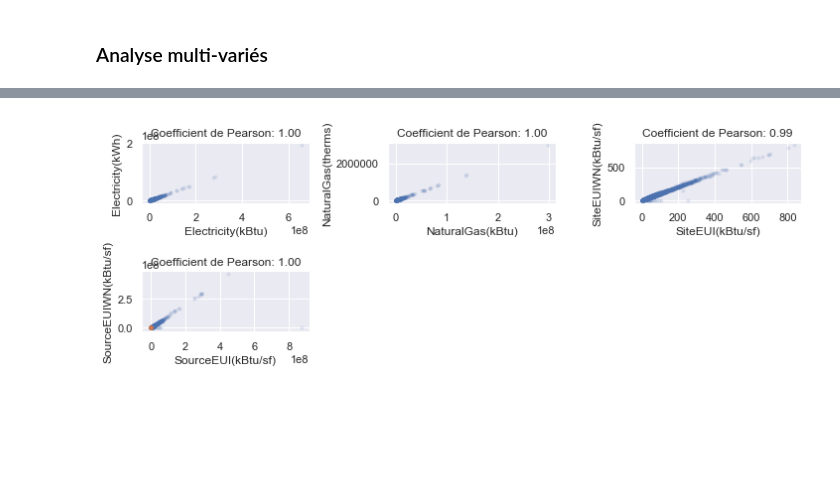
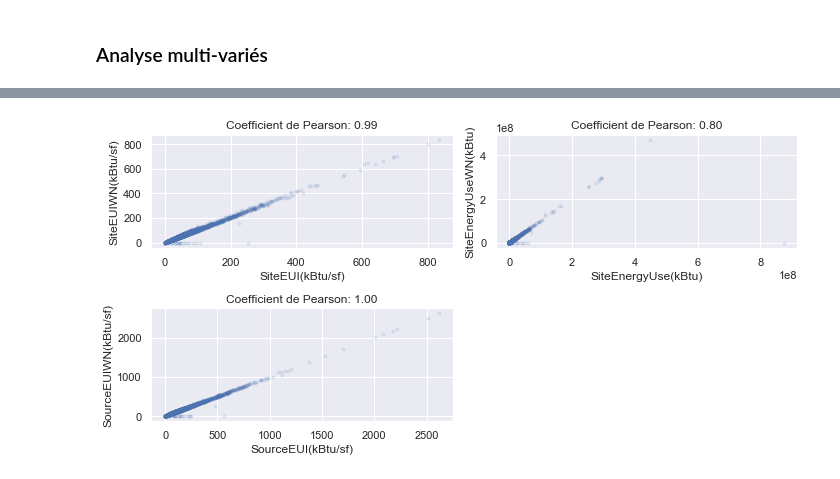
Before and after one commit to Julien-Martin/OC-IML-P3, a Jupyter notebook: Data Cleaning.ipynb, the cells around one changed output, grey strips where cells are left out. Drawn from its saved outputs; the diff is of its cells as text; code cells hidden in the pictures; blank space fills up the shorter version.

```diff
--- a/Data Cleaning.ipynb
+++ b/Data Cleaning.ipynb
@@ -381,8 +352,7 @@ array(['DOWNTOWN', 'SOUTHEAST', 'NORTHEAST', 'EAST', 'CENTRAL', 'NORTH',
 types_columns = ["LargestPropertyUseType", "SecondLargestPropertyUseType", "ThirdLargestPropertyUseType"]
 property_types = pd.concat([data['LargestPropertyUseType'], data['SecondLargestPropertyUseType'], data['ThirdLargestPropertyUseType']]).dropna().unique()
 for ptype in property_types:
-    data['PType_'+ptype] = 0.0
-    data['PType_'+ptype].astype(float)
+    data['PType_'+ptype] = 0
 data[data.columns[pd.Series(data.columns).str.startswith('PType_')]]
 # %% [output]
 |  | PType_Hotel | PType_Police Station | PType_Other - Entertainment/Publi... | PType_Multifamily Housing | PType_Library | ... |
@@ -442,0 +415,4 @@ data[['OSEBuildingID', 'PType_Hotel']][data['PType_Hotel'] != 0]
+# %%
+for column in data.columns:
+    if not column.startswith('PType_'):
+        print(column)
@@ -442,0 +461,10 @@ data[['OSEBuildingID', 'PType_Hotel']][data['PType_Hotel'] != 0]
+# %%
+for column in energy_columns:
+    for index in data[column].index:
+        value = data.at[index, column]
+        if value != 0 and pd.notna(value) and value != 1:
+            columnName = column.replace('(kBtu)', '')
+            columnName = columnName.replace('(kWh)', '')
+            columnName = columnName.replace('(therms)', '')
+            data.at[index, "EGrid_" + columnName] = 1
+data = data.drop(energy_columns, axis=1)
@@ -459,12 +496,0 @@ data
-# %%
-from sklearn.preprocessing import LabelEncoder
-
-# BuildingType
-le_bt = LabelEncoder()
-le_bt.fit(data["BuildingType"])
-data["BuildingType"] = le_bt.transform(data["BuildingType"])
-
-# Neighborhood
-le_nh = LabelEncoder()
-le_nh.fit(data["Neighborhood"])
-data["Neighborhood"] = le_nh.transform(data["Neighborhood"])
@@ -554,32 +610,22 @@ def bivar_scatter(columns):
 # %%
 plt.subplots(figsize=(10, 5))
 
-# Electricity(kBtu) & Electricity(kWh)
-plt.subplot(3, 3, 1)
-columns = ['Electricity(kBtu)', 'Electricity(kWh)']
-bivar_scatter(columns)
-
-# NaturalGas(kBtu) & NaturalGas(therms)
-plt.subplot(3, 3, 2)
-columns = ['NaturalGas(kBtu)', 'NaturalGas(therms)']
-bivar_scatter(columns)
-
 # SiteEUI(kBtu/sf) & SiteEUIWN(kBtu/sf)
-plt.subplot(3, 3, 3)
+plt.subplot(2, 2, 1)
 columns = ['SiteEUI(kBtu/sf)', 'SiteEUIWN(kBtu/sf)']
 bivar_scatter(columns)
 
 # SiteEnergyUse(kBtu) & SiteEnergyUseWN(kBtu)
-plt.subplot(3, 3, 4)
+plt.subplot(2, 2, 2)
 columns = ['SiteEnergyUse(kBtu)', 'SiteEnergyUseWN(kBtu)']
 bivar_scatter(columns)
 
 # SourceEUI(kBtu/sf) & SourceEUIWN(kBtu/sf)
-plt.subplot(3, 3, 4)
+plt.subplot(2, 2, 3)
 columns = ['SourceEUI(kBtu/sf)', 'SourceEUIWN(kBtu/sf)']
 bivar_scatter(columns)
 
 plt.tight_layout()
 plt.show()
 # %% [output]
-[figure, old version]
+[figure, new version]
```
Also changed, not shown: parts of 44 cells of this notebook.
